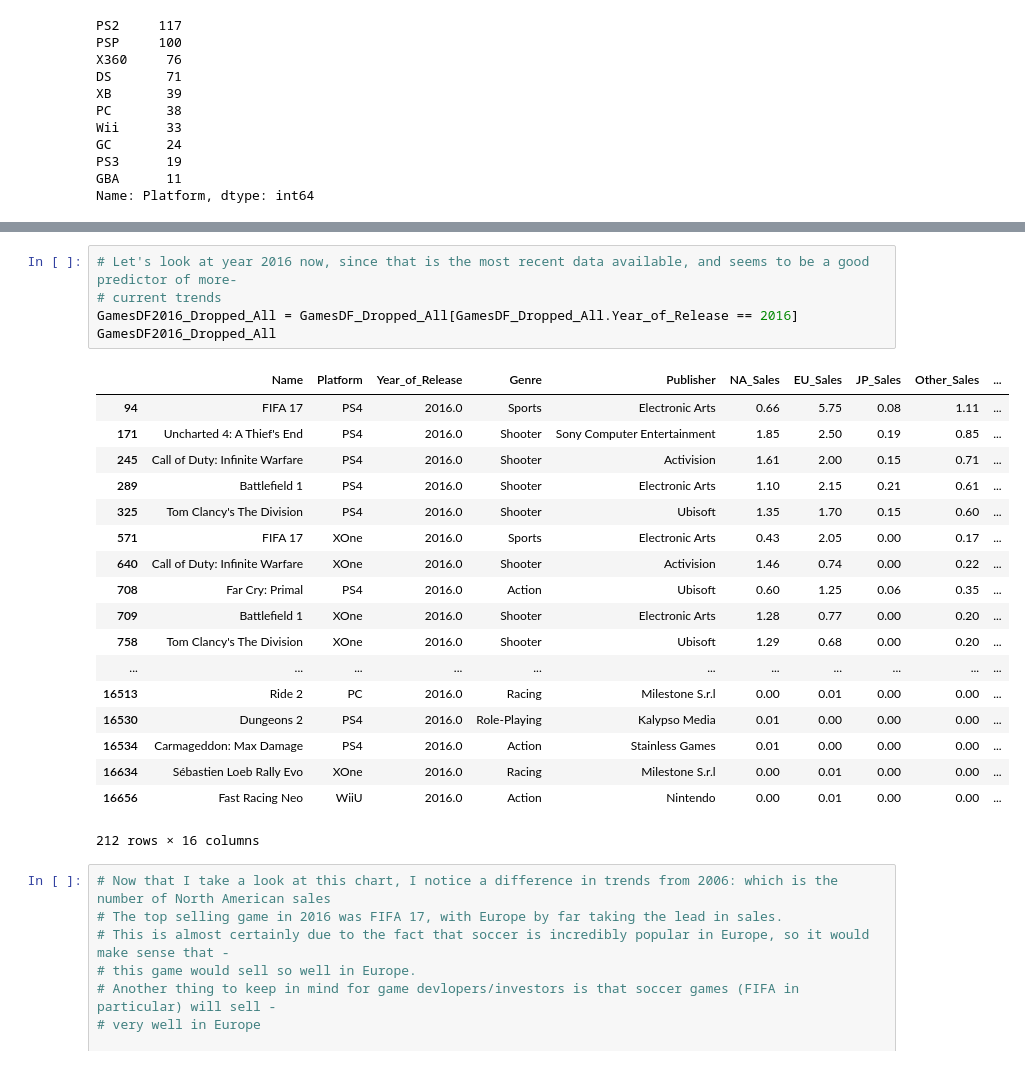
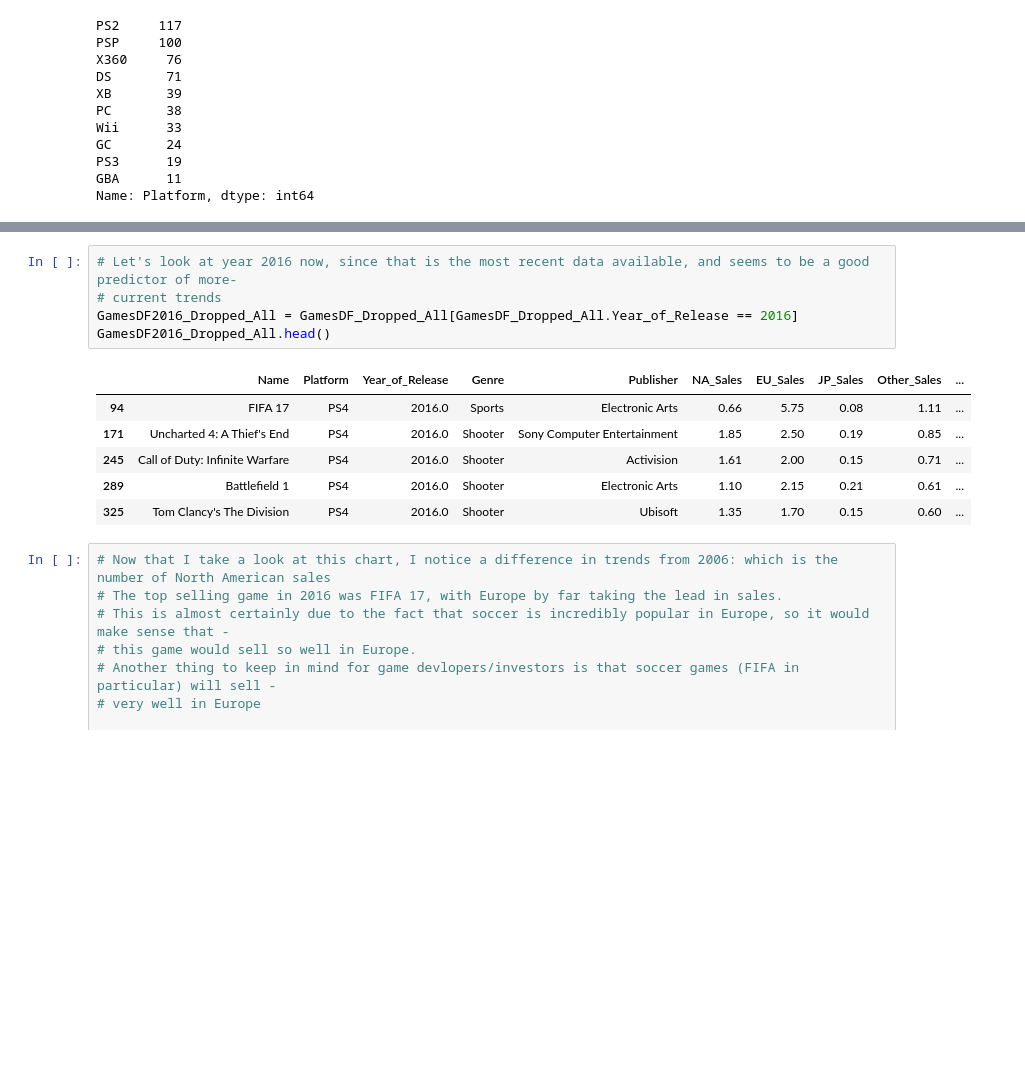
Before and after one commit to mcgvgc2514/Video-Game-Sale-Analysis, a Jupyter notebook: Data Cleaning/Final Analysis.ipynb, the cells around one changed output, grey strips where cells are left out. Saved outputs shown, nothing was run; the diff lists cells and outputs as text; blank space fills up the shorter version.

```diff
--- a/Data Cleaning/Final Analysis.ipynb
+++ b/Data Cleaning/Final Analysis.ipynb
@@ -196,27 +196,15 @@ GamesDF_Dropped_All.sort_values('Year_of_Release').tail()
 # %%
 # Let's look at year 2016 now, since that is the most recent data available, and seems to be a good predictor of more-
 # current trends
 GamesDF2016_Dropped_All = GamesDF_Dropped_All[GamesDF_Dropped_All.Year_of_Release == 2016]
-GamesDF2016_Dropped_All
+GamesDF2016_Dropped_All.head()
 # %% [output]
 |  | Name | Platform | Year_of_Release | Genre | Publisher | NA_Sales | EU_Sales | JP_Sales | Other_Sales | ... |
 | 94 | FIFA 17 | PS4 | 2016.0 | Sports | Electronic Arts | 0.66 | 5.75 | 0.08 | 1.11 | ... |
 | 171 | Uncharted 4: A Thief's End | PS4 | 2016.0 | Shooter | Sony Computer Entertainment | 1.85 | 2.50 | 0.19 | 0.85 | ... |
 | 245 | Call of Duty: Infinite Warfare | PS4 | 2016.0 | Shooter | Activision | 1.61 | 2.00 | 0.15 | 0.71 | ... |
 | 289 | Battlefield 1 | PS4 | 2016.0 | Shooter | Electronic Arts | 1.10 | 2.15 | 0.21 | 0.61 | ... |
 | 325 | Tom Clancy's The Division | PS4 | 2016.0 | Shooter | Ubisoft | 1.35 | 1.70 | 0.15 | 0.60 | ... |
-| 571 | FIFA 17 | XOne | 2016.0 | Sports | Electronic Arts | 0.43 | 2.05 | 0.00 | 0.17 | ... |
-| 640 | Call of Duty: Infinite Warfare | XOne | 2016.0 | Shooter | Activision | 1.46 | 0.74 | 0.00 | 0.22 | ... |
-| 708 | Far Cry: Primal | PS4 | 2016.0 | Action | Ubisoft | 0.60 | 1.25 | 0.06 | 0.35 | ... |
-| 709 | Battlefield 1 | XOne | 2016.0 | Shooter | Electronic Arts | 1.28 | 0.77 | 0.00 | 0.20 | ... |
-| 758 | Tom Clancy's The Division | XOne | 2016.0 | Shooter | Ubisoft | 1.29 | 0.68 | 0.00 | 0.20 | ... |
-| ... | ... | ... | ... | ... | ... | ... | ... | ... | ... | ... |
-| 16513 | Ride 2 | PC | 2016.0 | Racing | Milestone S.r.l | 0.00 | 0.01 | 0.00 | 0.00 | ... |
-| 16530 | Dungeons 2 | PS4 | 2016.0 | Role-Playing | Kalypso Media | 0.01 | 0.00 | 0.00 | 0.00 | ... |
-| 16534 | Carmageddon: Max Damage | PS4 | 2016.0 | Action | Stainless Games | 0.01 | 0.00 | 0.00 | 0.00 | ... |
-| 16634 | Sébastien Loeb Rally Evo | XOne | 2016.0 | Racing | Milestone S.r.l | 0.00 | 0.01 | 0.00 | 0.00 | ... |
-| 16656 | Fast Racing Neo | WiiU | 2016.0 | Action | Nintendo | 0.00 | 0.01 | 0.00 | 0.00 | ... |
-212 rows × 16 columns
 # %%
 # Now that I take a look at this chart, I notice a difference in trends from 2006: which is the number of North American sales
 # The top selling game in 2016 was FIFA 17, with Europe by far taking the lead in sales.
```
Also changed, not shown: parts of 25 cells of this notebook.
